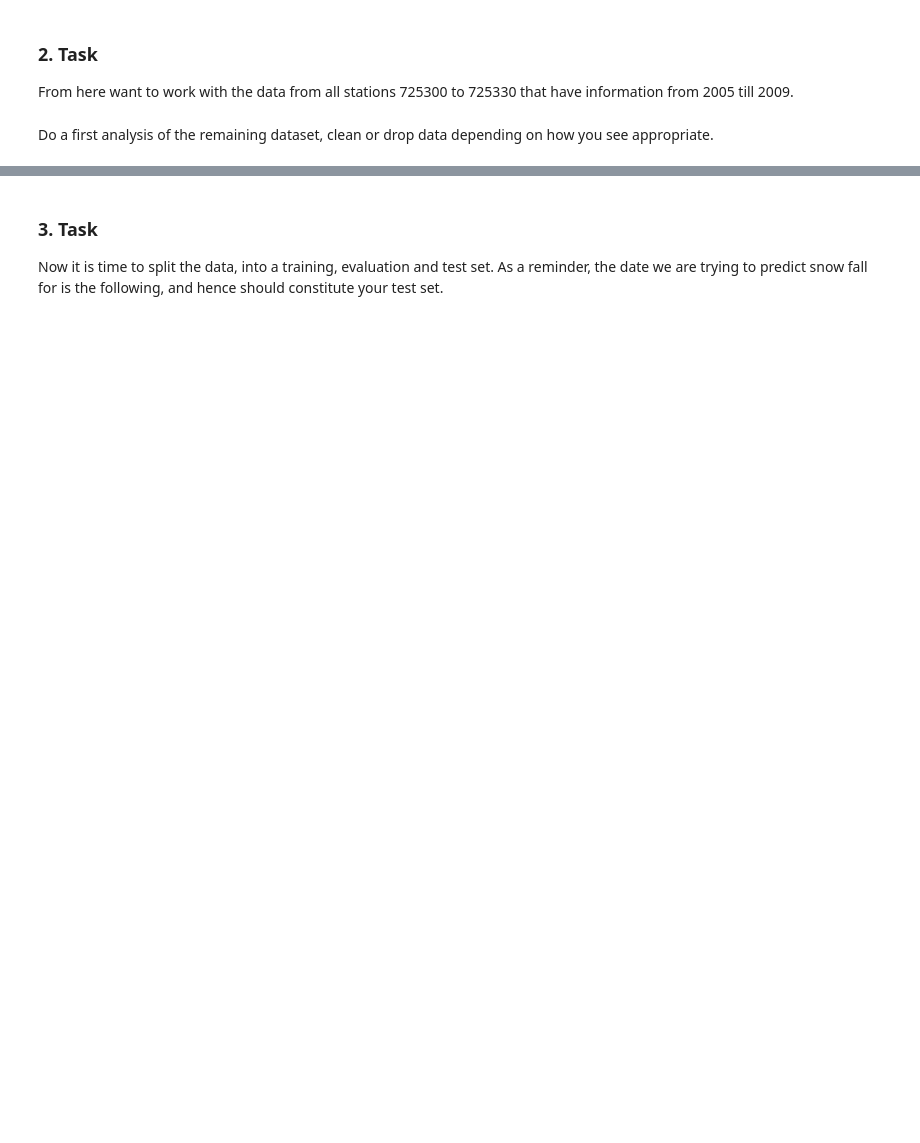
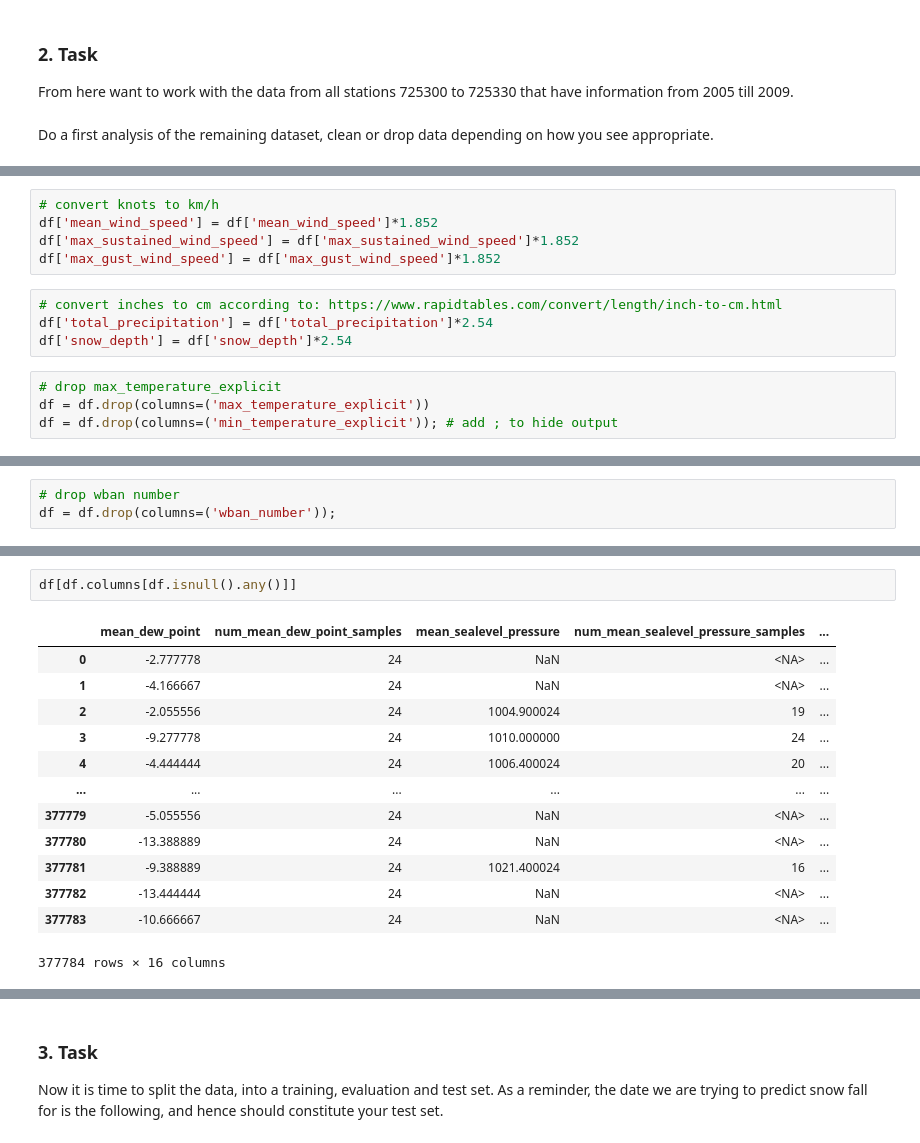
Before and after one commit to lyinch/7learnings-code-challenge, a Jupyter notebook: datascience/Coding Challenge.ipynb, the cells around one changed output, grey strips where cells are left out. Cells and saved outputs as stored; diff of their text form; blank space fills up the shorter version.

```diff
--- a/datascience/Coding Challenge.ipynb
+++ b/datascience/Coding Challenge.ipynb
@@ -83,0 +122,13 @@ Do a first analysis of the remaining dataset, clean or drop data depending on ho
+# %%
+# convert knots to km/h
+df['mean_wind_speed'] = df['mean_wind_speed']*1.852
+df['max_sustained_wind_speed'] = df['max_sustained_wind_speed']*1.852
+df['max_gust_wind_speed'] = df['max_gust_wind_speed']*1.852
+# %%
+# convert inches to cm according to: https://www.rapidtables.com/convert/length/inch-to-cm.html
+df['total_precipitation'] = df['total_precipitation']*2.54
+df['snow_depth'] = df['snow_depth']*2.54
+# %%
+# drop max_temperature_explicit
+df = df.drop(columns=('max_temperature_explicit'))
+df = df.drop(columns=('min_temperature_explicit')); # add ; to hide output
@@ -83,0 +163,3 @@ Do a first analysis of the remaining dataset, clean or drop data depending on ho
+# %%
+# drop wban number
+df = df.drop(columns=('wban_number'));
@@ -83,0 +188,16 @@ Do a first analysis of the remaining dataset, clean or drop data depending on ho
+# %%
+df[df.columns[df.isnull().any()]]
+# %% [output]
+|  | mean_dew_point | num_mean_dew_point_samples | mean_sealevel_pressure | num_mean_sealevel_pressure_samples | ... |
+| 0 | -2.777778 | 24 | NaN | <NA> | ... |
+| 1 | -4.166667 | 24 | NaN | <NA> | ... |
+| 2 | -2.055556 | 24 | 1004.900024 | 19 | ... |
+| 3 | -9.277778 | 24 | 1010.000000 | 24 | ... |
+| 4 | -4.444444 | 24 | 1006.400024 | 20 | ... |
+| ... | ... | ... | ... | ... | ... |
+| 377779 | -5.055556 | 24 | NaN | <NA> | ... |
+| 377780 | -13.388889 | 24 | NaN | <NA> | ... |
+| 377781 | -9.388889 | 24 | 1021.400024 | 16 | ... |
+| 377782 | -13.444444 | 24 | NaN | <NA> | ... |
+| 377783 | -10.666667 | 24 | NaN | <NA> | ... |
+377784 rows × 16 columns
```
Also changed, not shown: parts of 49 cells of this notebook, 4 other files.
